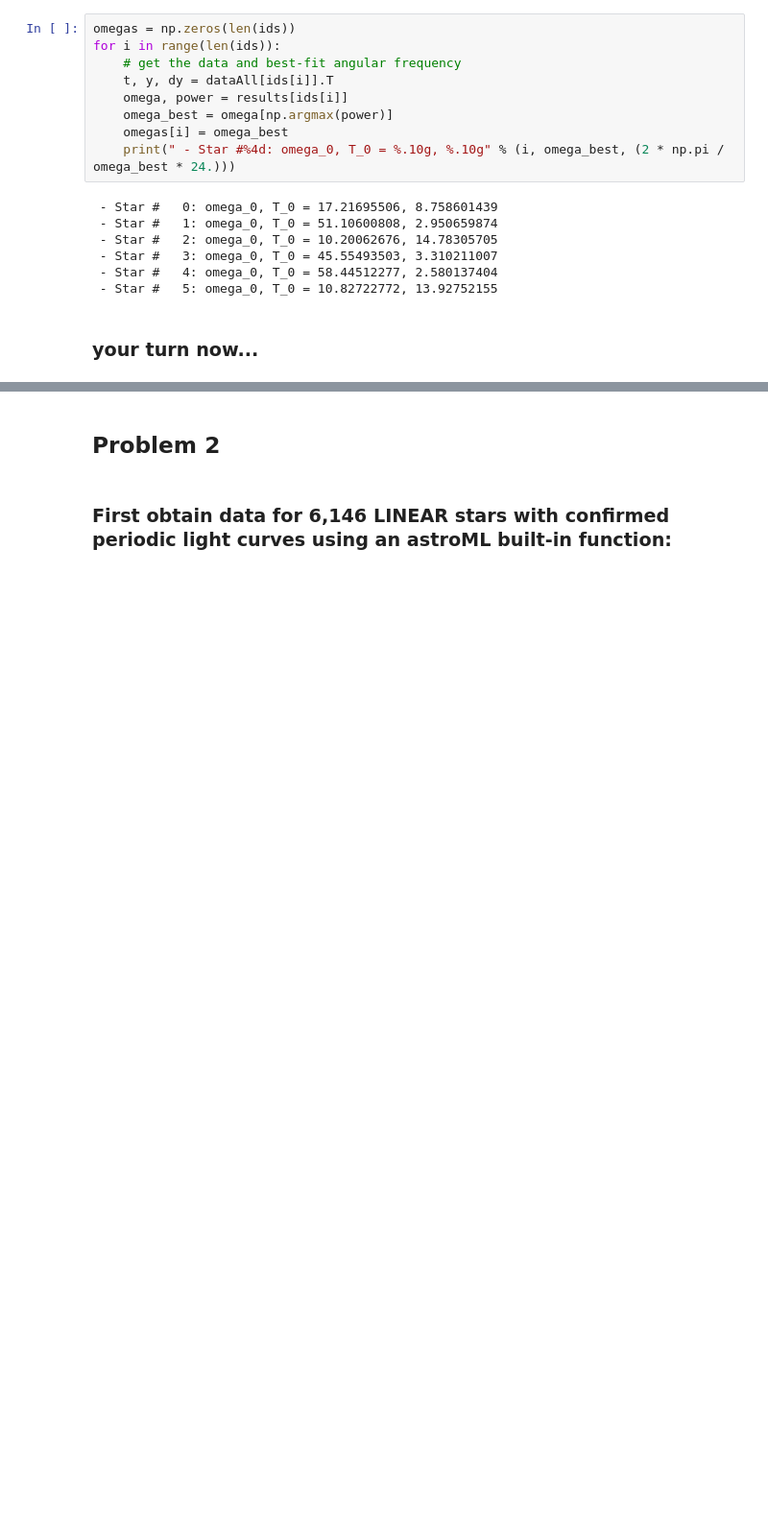
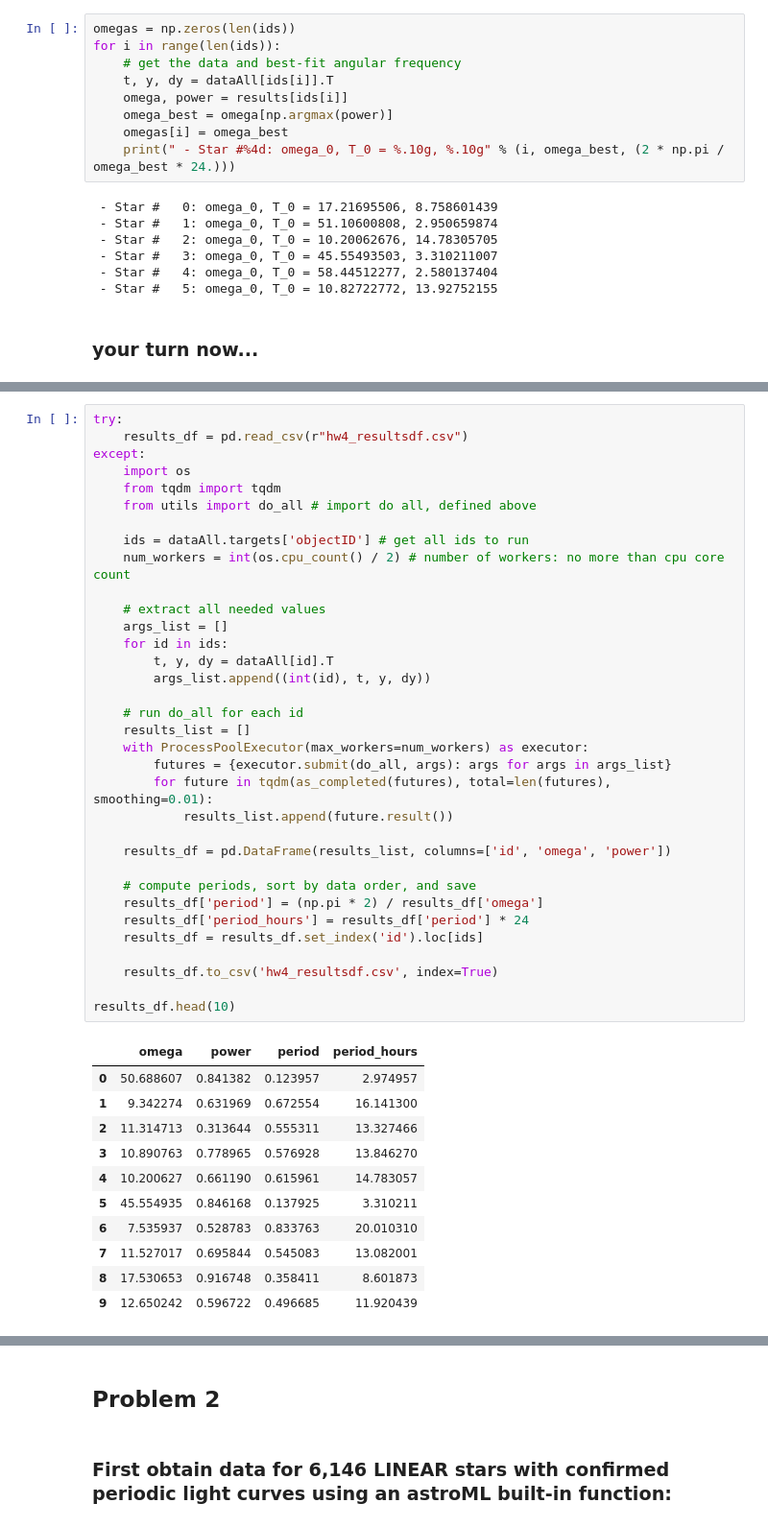
Before and after one commit to hartysimon-sketch/astr-324-s26, a Jupyter notebook: homeworks/Astr324-S26-HW4.ipynb, the cells around one changed output, grey strips where cells are left out. Shown at 96% size. Saved outputs shown, nothing was run; the diff lists cells and outputs as text; blank space fills up the shorter version.

```diff
--- a/homeworks/Astr324-S26-HW4.ipynb
+++ b/homeworks/Astr324-S26-HW4.ipynb
@@ -309,0 +323,46 @@ for i in range(len(ids)):
+# %%
+try:
+    results_df = pd.read_csv(r"hw4_resultsdf.csv")
+except:
+    import os
+    from tqdm import tqdm
+    from utils import do_all # import do all, defined above
+
+    ids = dataAll.targets['objectID'] # get all ids to run
+    num_workers = int(os.cpu_count() / 2) # number of workers: no more than cpu core count
+
+    # extract all needed values
+    args_list = []
+    for id in ids:
+        t, y, dy = dataAll[id].T
+        args_list.append((int(id), t, y, dy))
+
+    # run do_all for each id
+    results_list = []
+    with ProcessPoolExecutor(max_workers=num_workers) as executor:
+        futures = {executor.submit(do_all, args): args for args in args_list}
+        for future in tqdm(as_completed(futures), total=len(futures), smoothing=0.01):
+            results_list.append(future.result())
+
+    results_df = pd.DataFrame(results_list, columns=['id', 'omega', 'power'])
+
+    # compute periods, sort by data order, and save
+    results_df['period'] = (np.pi * 2) / results_df['omega']
+    results_df['period_hours'] = results_df['period'] * 24
+    results_df = results_df.set_index('id').loc[ids]
+
+    results_df.to_csv('hw4_resultsdf.csv', index=True)
+
+results_df.head(10)
+# %% [output]
+|  | omega | power | period | period_hours |
+| 0 | 50.688607 | 0.841382 | 0.123957 | 2.974957 |
+| 1 | 9.342274 | 0.631969 | 0.672554 | 16.141300 |
+| 2 | 11.314713 | 0.313644 | 0.555311 | 13.327466 |
+| 3 | 10.890763 | 0.778965 | 0.576928 | 13.846270 |
+| 4 | 10.200627 | 0.661190 | 0.615961 | 14.783057 |
+| 5 | 45.554935 | 0.846168 | 0.137925 | 3.310211 |
+| 6 | 7.535937 | 0.528783 | 0.833763 | 20.010310 |
+| 7 | 11.527017 | 0.695844 | 0.545083 | 13.082001 |
+| 8 | 17.530653 | 0.916748 | 0.358411 | 8.601873 |
+| 9 | 12.650242 | 0.596722 | 0.496685 | 11.920439 |
```
Also changed, not shown: parts of 14 cells of this notebook, 9 other files.
